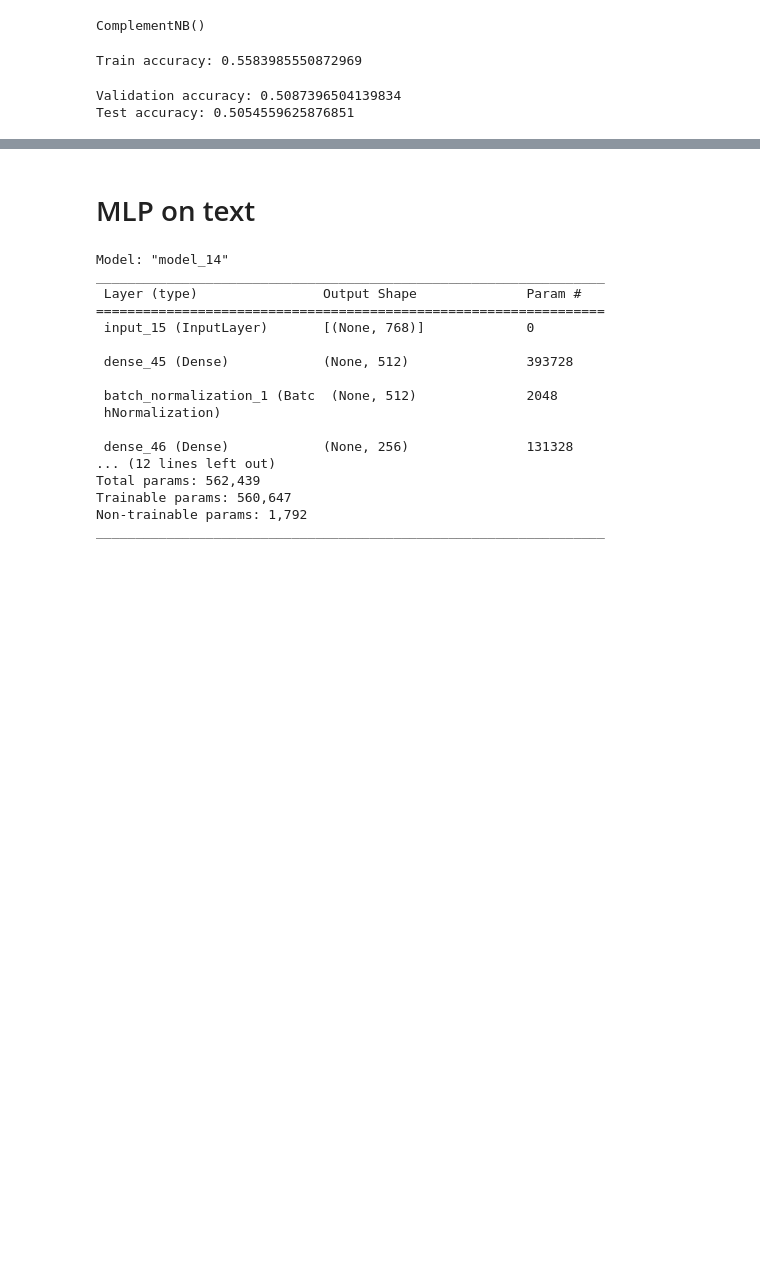
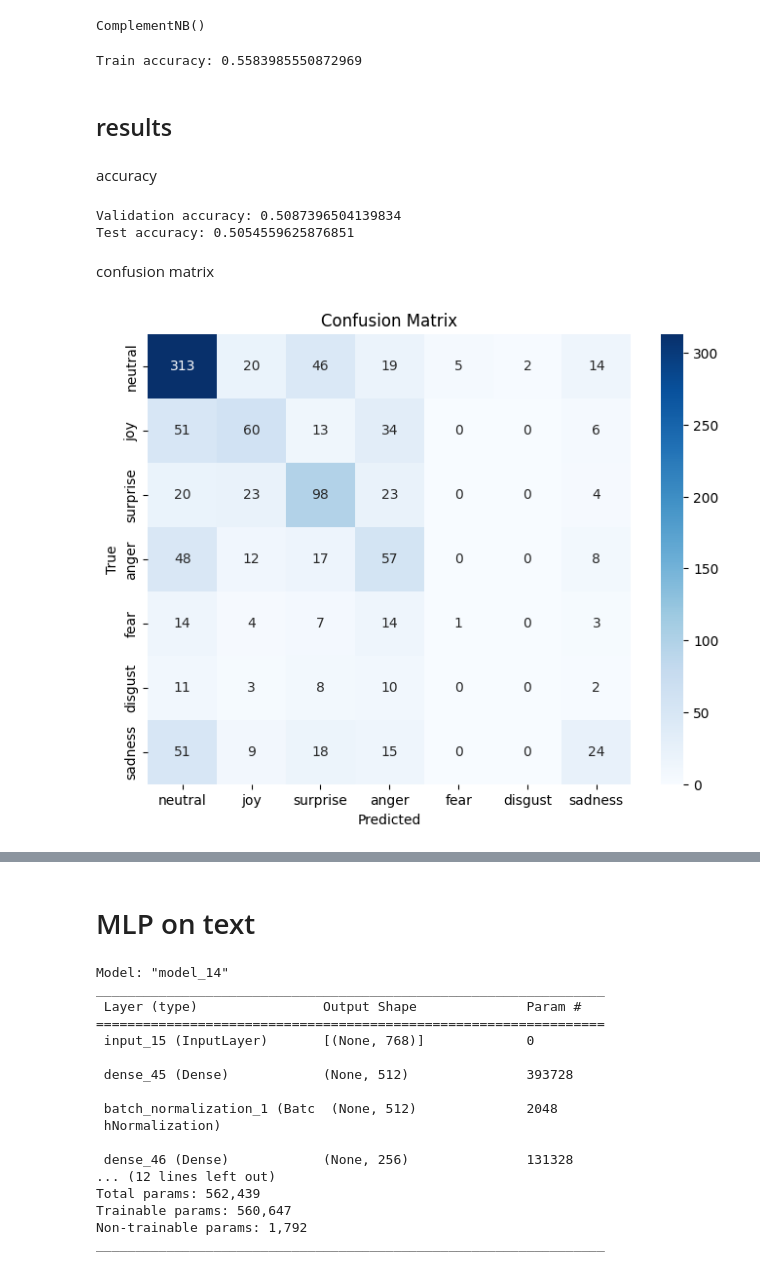
Before and after one commit to teostereciu/mc-ecpe, a Jupyter notebook: notebooks/best.ipynb, the cells around one changed output, grey strips where cells are left out. Drawn from its saved outputs; the diff is of its cells as text; code cells hidden in the pictures; blank space fills up the shorter version.

```diff
--- a/notebooks/best.ipynb
+++ b/notebooks/best.ipynb
@@ -432,6 +488,10 @@ train_accuracy = nb.score(scaled_embs_train, y_train_int)
 print("Train accuracy:", train_accuracy)
 # %% [output]
 Train accuracy: 0.5583985550872969
+# %% [markdown]
+## results
+# %% [markdown]
+accuracy
 # %%
 pca_embs_val = pca.transform(pool_embs_val)
 scaled_embs_val = scaler.transform(pca_embs_val)
@@ -445,3 +505,10 @@ print("Test accuracy:", test_accuracy)
 # %% [output]
 Validation accuracy: 0.5087396504139834
 Test accuracy: 0.5054559625876851
+# %% [markdown]
+confusion matrix
+# %%
+y_val_pred_int_nb = nb.predict(scaled_embs_val)
+plot_confusion_matrix(y_val_int, y_val_pred_int_nb)
+# %% [output]
+[figure, added]
```
Also changed, not shown: parts of 34 cells of this notebook, 2 other files.
